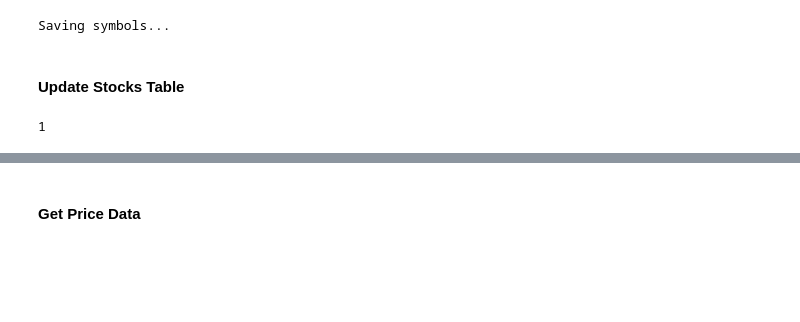
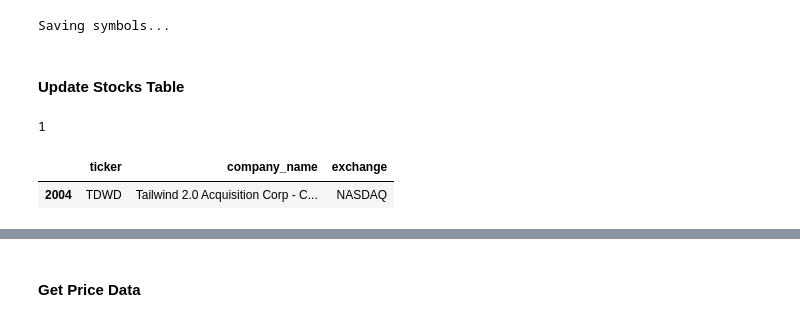
Before and after one commit to boatjones/quant_lab, a Jupyter notebook: notebooks/tiingo_maintenance_test.ipynb, the cells around one changed output, grey strips where cells are left out. Saved outputs shown, nothing was run; the diff lists cells and outputs as text; code cells hidden in the pictures; blank space fills up the shorter version.

```diff
--- a/notebooks/tiingo_maintenance_test.ipynb
+++ b/notebooks/tiingo_maintenance_test.ipynb
@@ -297,6 +305,12 @@ addl_stocks_df = new_stock_df[~new_stock_df['ticker'].isin(cur_stock_df['ticker'
 len(addl_stocks_df)
 # %% [output]
 1
+# %%
+# DEBUG
+addl_stocks_df.head(30)
+# %% [output]
+|  | ticker | company_name | exchange |
+| 2004 | TDWD | Tailwind 2.0 Acquisition Corp - C... | NASDAQ |
 # %%
 if len(addl_stocks_df) == 0:
     logger.info("No new stocks to add")
```
Also changed, not shown: parts of 24 cells of this notebook, 18 other files.
